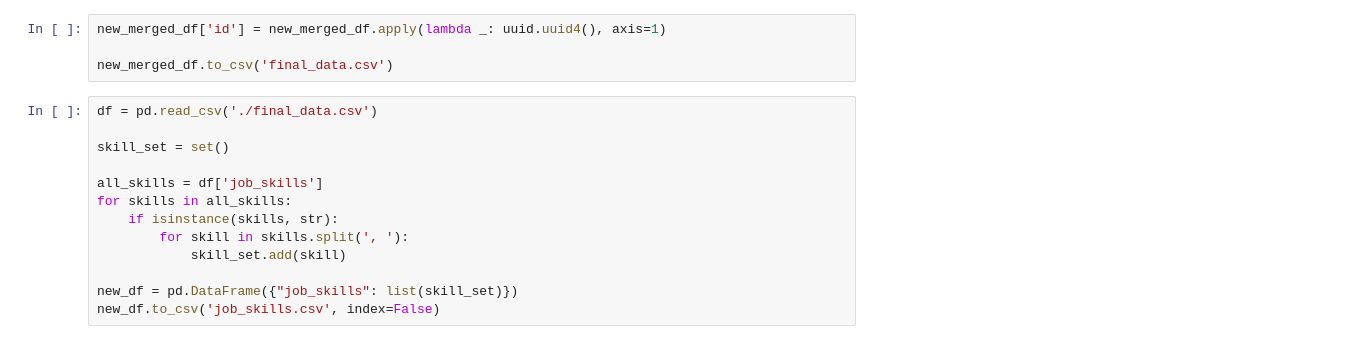
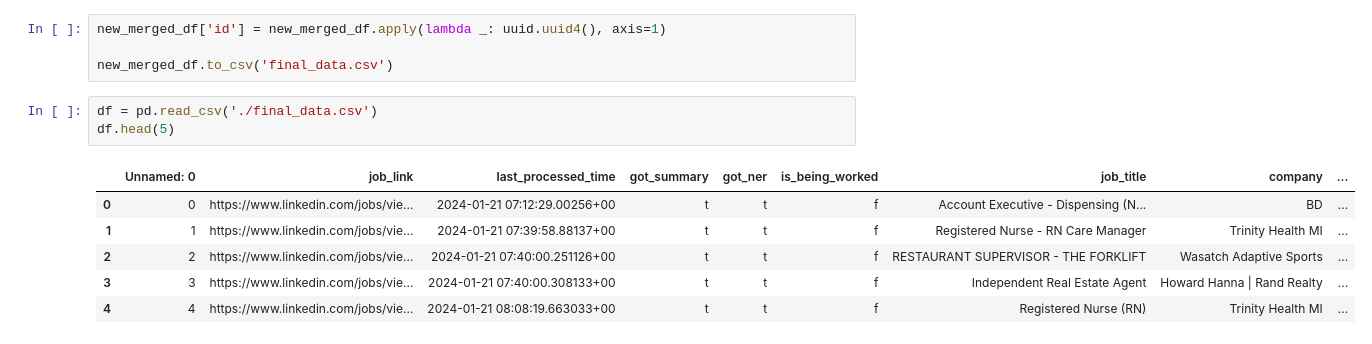
Before and after one commit to Kileorguy/CareerHub, a Jupyter notebook: AI/main.ipynb, the cells around one changed output. Drawn from its saved outputs; the diff is of its cells as text.

```diff
--- a/AI/main.ipynb
+++ b/AI/main.ipynb
@@ -63,16 +63,13 @@ display(new_merged_df.head(3))
 new_merged_df['id'] = new_merged_df.apply(lambda _: uuid.uuid4(), axis=1)
 
 new_merged_df.to_csv('final_data.csv')
-# %%
-df = pd.read_csv('./final_data.csv')
-
-skill_set = set()
-
-all_skills = df['job_skills']
-for skills in all_skills:
-    if isinstance(skills, str):
-        for skill in skills.split(', '):
-            skill_set.add(skill)
-
-new_df = pd.DataFrame({"job_skills": list(skill_set)})
-new_df.to_csv('job_skills.csv', index=False)
+# %%
+df = pd.read_csv('./final_data.csv')
+df.head(5)
+# %% [output]
+|  | Unnamed: 0 | job_link | last_processed_time | got_summary | got_ner | is_being_worked | job_title | company | ... |
+| 0 | 0 | https://www.linkedin.com/jobs/vie... | 2024-01-21 07:12:29.00256+00 | t | t | f | Account Executive - Dispensing (N... | BD | ... |
+| 1 | 1 | https://www.linkedin.com/jobs/vie... | 2024-01-21 07:39:58.88137+00 | t | t | f | Registered Nurse - RN Care Manager | Trinity Health MI | ... |
+| 2 | 2 | https://www.linkedin.com/jobs/vie... | 2024-01-21 07:40:00.251126+00 | t | t | f | RESTAURANT SUPERVISOR - THE FORKLIFT | Wasatch Adaptive Sports | ... |
+| 3 | 3 | https://www.linkedin.com/jobs/vie... | 2024-01-21 07:40:00.308133+00 | t | t | f | Independent Real Estate Agent | Howard Hanna | Rand Realty | ... |
+| 4 | 4 | https://www.linkedin.com/jobs/vie... | 2024-01-21 08:08:19.663033+00 | t | t | f | Registered Nurse (RN) | Trinity Health MI | ... |
```
Also changed, not shown: parts of 2 cells of this notebook, 13 other files.
